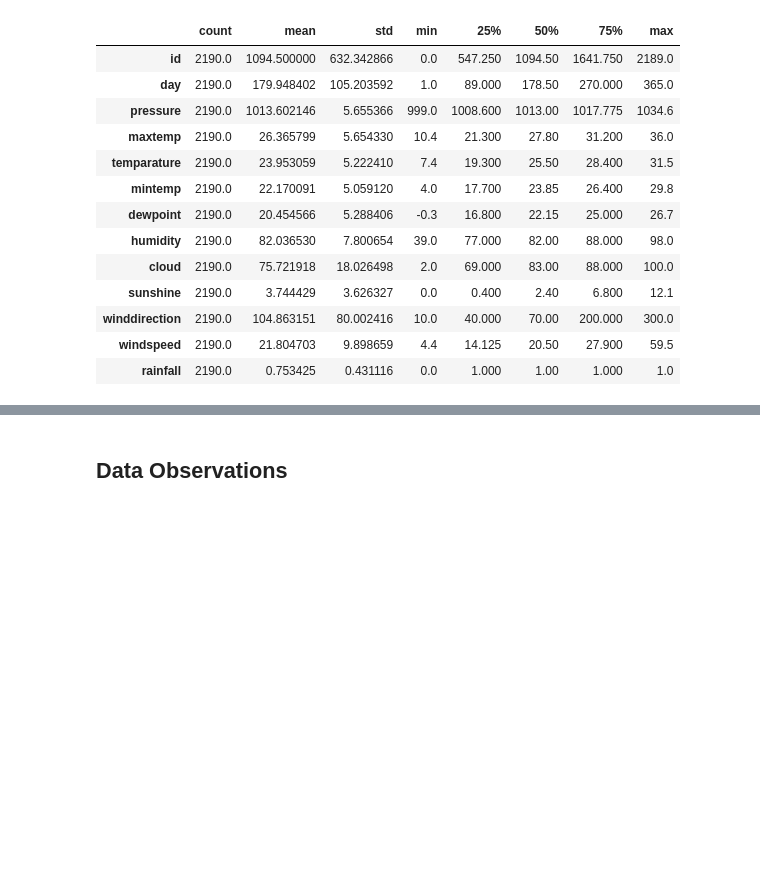
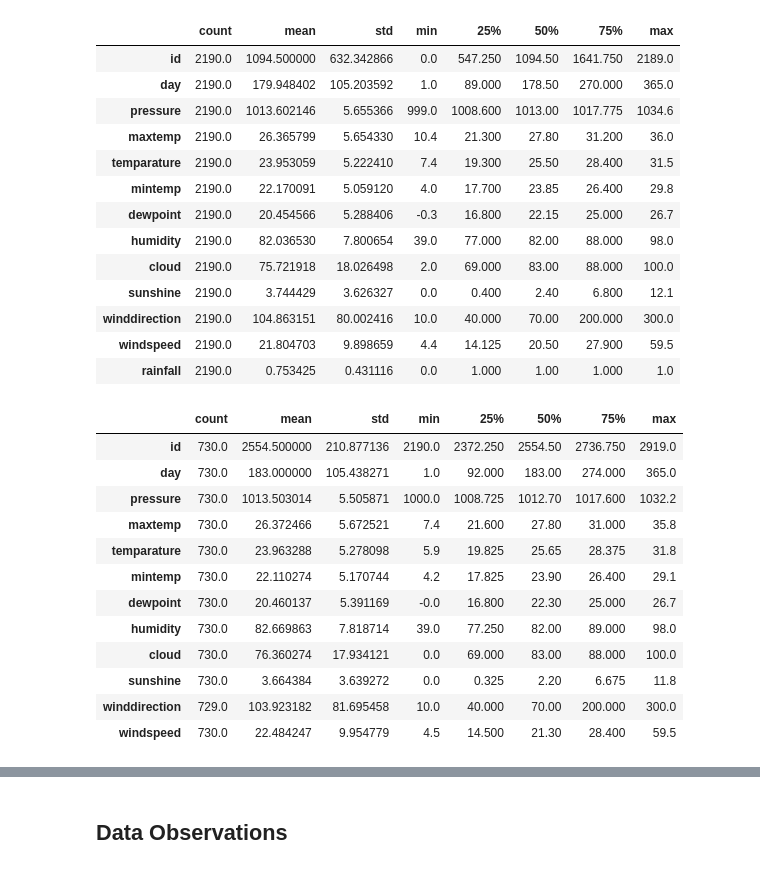
Before and after one commit to ChristopherIanPeck/kaggle-playground-series-s5, a Jupyter notebook: binary-prediction-challenge.ipynb, the cells around one changed output, grey strips where cells are left out. Drawn from its saved outputs; the diff is of its cells as text; code cells hidden in the pictures; blank space fills up the shorter version.

```diff
--- a/binary-prediction-challenge.ipynb
+++ b/binary-prediction-challenge.ipynb
@@ -155,3 +164,19 @@ train_data.describe().T
 | winddirection | 2190.0 | 104.863151 | 80.002416 | 10.0 | 40.000 | 70.00 | 200.000 | 300.0 |
 | windspeed | 2190.0 | 21.804703 | 9.898659 | 4.4 | 14.125 | 20.50 | 27.900 | 59.5 |
 | rainfall | 2190.0 | 0.753425 | 0.431116 | 0.0 | 1.000 | 1.00 | 1.000 | 1.0 |
+# %%
+test_data.describe().T
+# %% [output]
+|  | count | mean | std | min | 25% | 50% | 75% | max |
+| id | 730.0 | 2554.500000 | 210.877136 | 2190.0 | 2372.250 | 2554.50 | 2736.750 | 2919.0 |
+| day | 730.0 | 183.000000 | 105.438271 | 1.0 | 92.000 | 183.00 | 274.000 | 365.0 |
+| pressure | 730.0 | 1013.503014 | 5.505871 | 1000.0 | 1008.725 | 1012.70 | 1017.600 | 1032.2 |
+| maxtemp | 730.0 | 26.372466 | 5.672521 | 7.4 | 21.600 | 27.80 | 31.000 | 35.8 |
+| temparature | 730.0 | 23.963288 | 5.278098 | 5.9 | 19.825 | 25.65 | 28.375 | 31.8 |
+| mintemp | 730.0 | 22.110274 | 5.170744 | 4.2 | 17.825 | 23.90 | 26.400 | 29.1 |
+| dewpoint | 730.0 | 20.460137 | 5.391169 | -0.0 | 16.800 | 22.30 | 25.000 | 26.7 |
+| humidity | 730.0 | 82.669863 | 7.818714 | 39.0 | 77.250 | 82.00 | 89.000 | 98.0 |
+| cloud | 730.0 | 76.360274 | 17.934121 | 0.0 | 69.000 | 83.00 | 88.000 | 100.0 |
+| sunshine | 730.0 | 3.664384 | 3.639272 | 0.0 | 0.325 | 2.20 | 6.675 | 11.8 |
+| winddirection | 729.0 | 103.923182 | 81.695458 | 10.0 | 40.000 | 70.00 | 200.000 | 300.0 |
+| windspeed | 730.0 | 22.484247 | 9.954779 | 4.5 | 14.500 | 21.30 | 28.400 | 59.5 |
```
Also changed, not shown: parts of 3 cells of this notebook.
